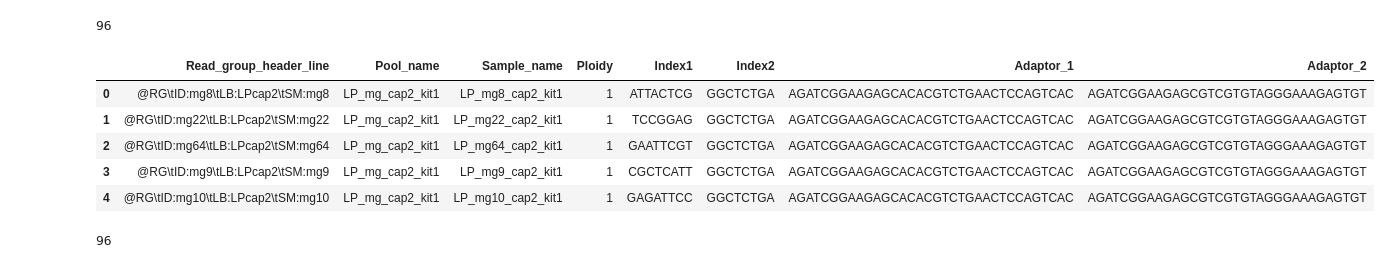
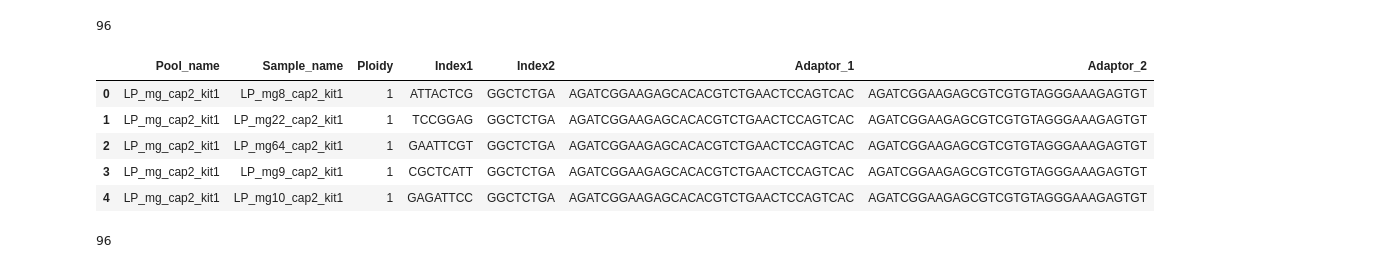
Before and after one commit to CoAdapTree/gatk_pipeline, a Jupyter notebook: 00_download_check-md5_parse-fastq.ipynb, the cells around one changed output. Drawn from its saved outputs; the diff is of its cells as text; code cells hidden in the pictures.

```diff
--- a/00_download_check-md5_parse-fastq.ipynb
+++ b/00_download_check-md5_parse-fastq.ipynb
@@ -121,15 +156,15 @@ len(files)
 96
 # %%
 # import info sheet
-summary = pd.read_csv('/scratch/lindb/testdata/1_CoAdapTree_Seq_summary.txt',sep='\t')
+summary = pd.read_csv('/scratch/lindb/testdata/1_CoAdapTree_Seq_Summary.txt',sep='\t')
 summary.head()
 # %% [output]
-|  | Read_group_header_line | Pool_name | Sample_name | Ploidy | Index1 | Index2 | Adaptor_1 | Adaptor_2 |
-| 0 | @RG\tID:mg8\tLB:LPcap2\tSM:mg8 | LP_mg_cap2_kit1 | LP_mg8_cap2_kit1 | 1 | ATTACTCG | GGCTCTGA | AGATCGGAAGAGCACACGTCTGAACTCCAGTCAC | AGATCGGAAGAGCGTCGTGTAGGGAAAGAGTGT |
-| 1 | @RG\tID:mg22\tLB:LPcap2\tSM:mg22 | LP_mg_cap2_kit1 | LP_mg22_cap2_kit1 | 1 | TCCGGAG | GGCTCTGA | AGATCGGAAGAGCACACGTCTGAACTCCAGTCAC | AGATCGGAAGAGCGTCGTGTAGGGAAAGAGTGT |
-| 2 | @RG\tID:mg64\tLB:LPcap2\tSM:mg64 | LP_mg_cap2_kit1 | LP_mg64_cap2_kit1 | 1 | GAATTCGT | GGCTCTGA | AGATCGGAAGAGCACACGTCTGAACTCCAGTCAC | AGATCGGAAGAGCGTCGTGTAGGGAAAGAGTGT |
-| 3 | @RG\tID:mg9\tLB:LPcap2\tSM:mg9 | LP_mg_cap2_kit1 | LP_mg9_cap2_kit1 | 1 | CGCTCATT | GGCTCTGA | AGATCGGAAGAGCACACGTCTGAACTCCAGTCAC | AGATCGGAAGAGCGTCGTGTAGGGAAAGAGTGT |
-| 4 | @RG\tID:mg10\tLB:LPcap2\tSM:mg10 | LP_mg_cap2_kit1 | LP_mg10_cap2_kit1 | 1 | GAGATTCC | GGCTCTGA | AGATCGGAAGAGCACACGTCTGAACTCCAGTCAC | AGATCGGAAGAGCGTCGTGTAGGGAAAGAGTGT |
+|  | Pool_name | Sample_name | Ploidy | Index1 | Index2 | Adaptor_1 | Adaptor_2 |
+| 0 | LP_mg_cap2_kit1 | LP_mg8_cap2_kit1 | 1 | ATTACTCG | GGCTCTGA | AGATCGGAAGAGCACACGTCTGAACTCCAGTCAC | AGATCGGAAGAGCGTCGTGTAGGGAAAGAGTGT |
+| 1 | LP_mg_cap2_kit1 | LP_mg22_cap2_kit1 | 1 | TCCGGAG | GGCTCTGA | AGATCGGAAGAGCACACGTCTGAACTCCAGTCAC | AGATCGGAAGAGCGTCGTGTAGGGAAAGAGTGT |
+| 2 | LP_mg_cap2_kit1 | LP_mg64_cap2_kit1 | 1 | GAATTCGT | GGCTCTGA | AGATCGGAAGAGCACACGTCTGAACTCCAGTCAC | AGATCGGAAGAGCGTCGTGTAGGGAAAGAGTGT |
+| 3 | LP_mg_cap2_kit1 | LP_mg9_cap2_kit1 | 1 | CGCTCATT | GGCTCTGA | AGATCGGAAGAGCACACGTCTGAACTCCAGTCAC | AGATCGGAAGAGCGTCGTGTAGGGAAAGAGTGT |
+| 4 | LP_mg_cap2_kit1 | LP_mg10_cap2_kit1 | 1 | GAGATTCC | GGCTCTGA | AGATCGGAAGAGCACACGTCTGAACTCCAGTCAC | AGATCGGAAGAGCGTCGTGTAGGGAAAGAGTGT |
 # %%
 samps = sorted(summary['Sample_name'].tolist())
 len(samps)
```
Also changed, not shown: parts of 41 cells of this notebook, 8 other files.
